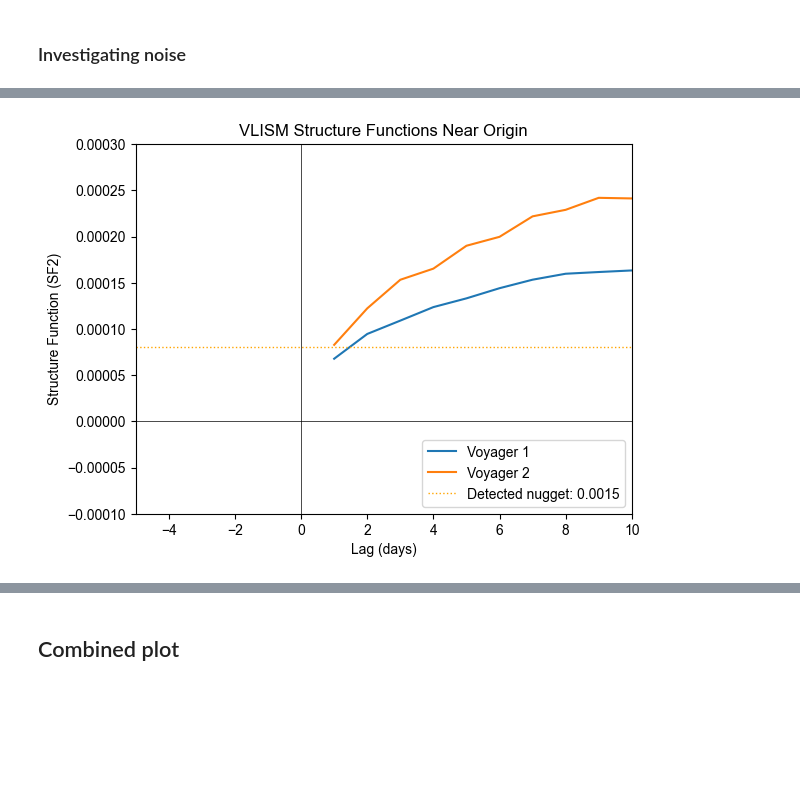
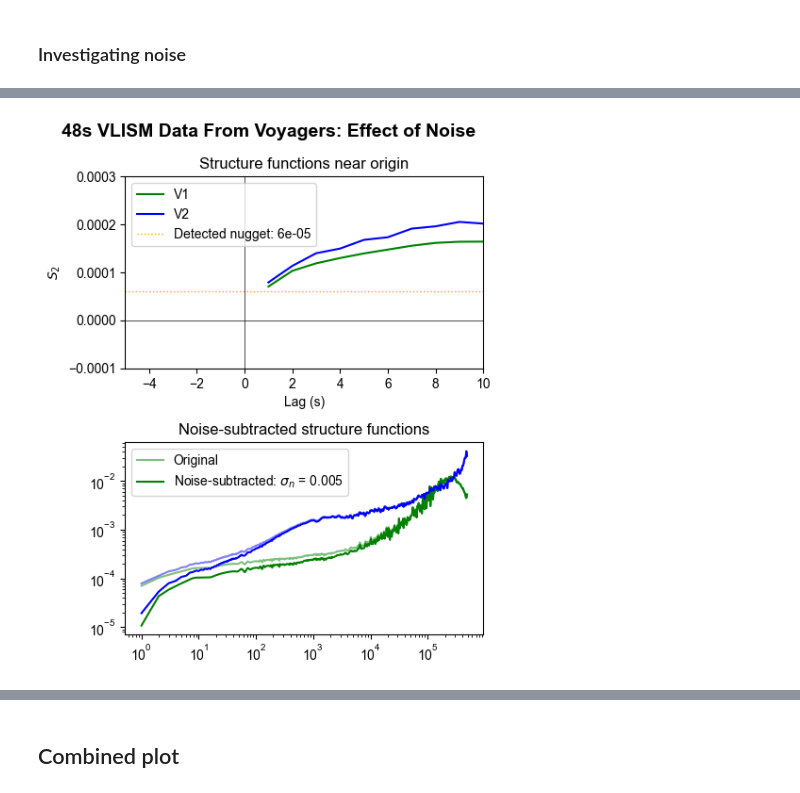
Before and after one commit to daniel-wrench/sf_gap_analysis, a Jupyter notebook: notebooks/ultimate_voyager_sfs.ipynb, the cells around one changed output, grey strips where cells are left out. Drawn from its saved outputs; the diff is of its cells as text; code cells hidden in the pictures; blank space fills up the shorter version.

Commit message:
add(notebook): more voyager analysis

```diff
--- a/notebooks/ultimate_voyager_sfs.ipynb
+++ b/notebooks/ultimate_voyager_sfs.ipynb
@@ -126 +162,10 @@ This gives a standard deviation of the V2 LR error of 0.027
+# %%
+length = int(1e6) # Can go up to 7.5e6 for V1, 2.7e6 for V2
+nlags = 500
+
+lags_v1_hr = np.logspace(0, np.log10(length), nlags)
+# Convert array to integers
+lags_v1_hr = [int(x) for x in lags_v1_hr]
+# Drop duplicate lags
+lags_v1_hr = np.unique([int(x) for x in lags_v1_hr])
 # %%
@@ -150,40 +209,79 @@ sf_v2_hr = sf_funcs.compute_sf(
 # %% [markdown]
 ### Investigating noise
 # %%
-plt.plot(
-    sf_v1_hr["lag"],
-    sf_v1_hr["sf_2"],
-    label="Voyager 1",
+fig, (ax1, ax2) = plt.subplots(2, 1, figsize=(5, 6))
+
+ax1.plot(
+    lags_v1_hr,
+    sf_v1_hr,
+    label="V1",
+    color="green",
 )
-plt.plot(
-    sf_v2_hr["lag"],
-    sf_v2_hr["sf_2"],
-    label="Voyager 2",
+ax1.plot(
+    lags_v2_hr,
+    sf_v2_hr,
+    label="V2",
+    color="blue",
 )
 
 # Set axis limits
-plt.xlim(-5, 10)
-plt.ylim(-0.0001, 0.0003)
+ax1.set_xlim(-5, 10)
+ax1.set_ylim(-0.0001, 0.0003)
 # Add horizontal line at y=8
 
-plt.axhline(0, color="black", linewidth=0.5)
-plt.axvline(0, color="black", linewidth=0.5)
+ax1.axhline(0, color="black", linewidth=0.5)
+ax1.axvline(0, color="black", linewidth=0.5)
 
+nugget_hr = 0.00006
 
-nugget_hr = 0.00008
+sigma_err_hr = np.sqrt(nugget_hr / 2)
 
-
-plt.axhline(
+ax1.axhline(
     nugget_hr,
     color="orange",
     linestyle=":",
     linewidth=1,
-    label=f"Detected nugget: {nugget_hr}}",
+    label=f"Detected nugget: {nugget_hr}",
 )
 
 
-plt.legend()
-plt.xlabel("Lag (days)")
-plt.ylabel("Structure Function (SF2)")
-plt.title("VLISM Structure Functions Near Origin")
+ax1.legend()
+ax1.set_xlabel("Lag (s)")
+ax1.set_ylabel("$S_2$")
+ax1.set_title("Structure functions near origin")
+
+ax2.set_title("Noise-subtracted structure functions")
+ax2.loglog(
+    lags_v1_hr,
+    sf_v1_hr,
+    alpha=0.5,
+    color="green",
+    label="Original"
+)
+ax2.loglog(
+    lags_v1_hr,
+    sf_v1_hr - nugget_hr,
+    color="green",
+    label=f"Noise-subtracted: $\sigma_n$ = {sigma_err_hr:.3f}",
+)
+ax2.loglog(
+    lags_v2_hr,
+    sf_v2_hr,
+    color="blue",
+    alpha=0.5,
+)
+ax2.loglog(
+    lags_v2_hr,
+    sf_v2_hr - nugget_hr,
+    color="blue",
+)
+ax2.legend()
+
+plt.suptitle(
+    "48s VLISM Data From Voyagers: Effect of Noise",
+    fontsize=14,
+    fontweight="bold",
+    x=0.5,
+)
+plt.tight_layout()
 # %% [output]
@@ -191 +288 @@ Text(0.5, 1.0, 'VLISM Structure Functions Near Origin')
-[figure, old version]
+[figure, new version]
```
Also changed, not shown: parts of 20 cells of this notebook.
